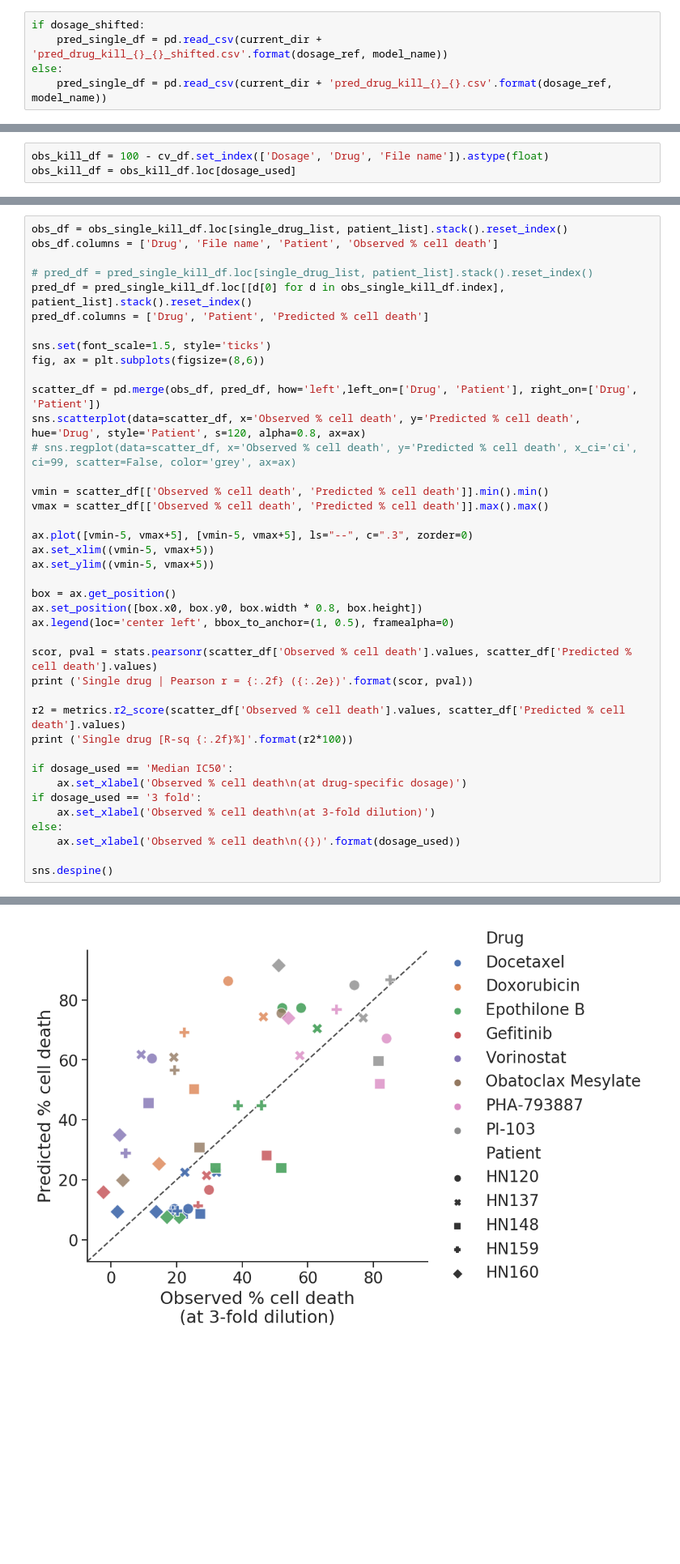
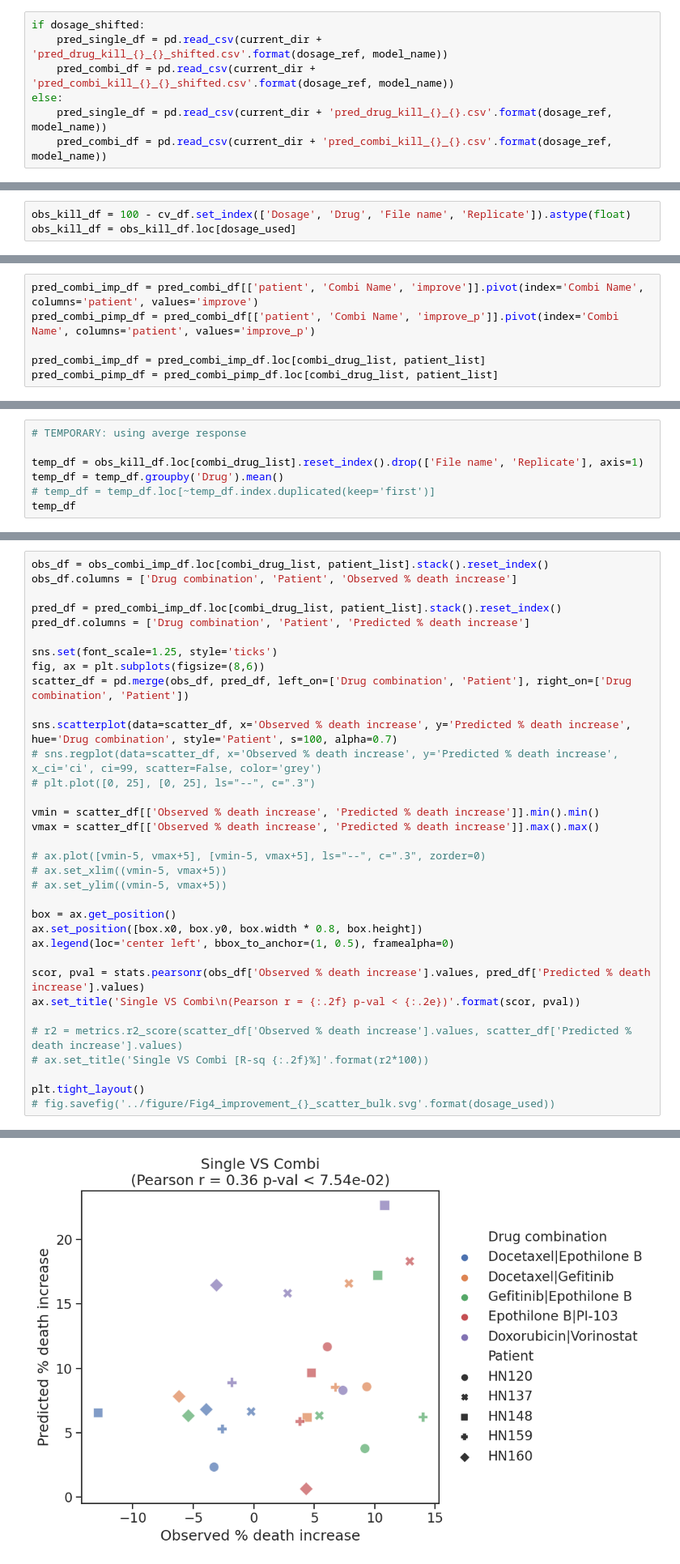
Before and after one commit to CSB5/CaDRReS-Sc, a Jupyter notebook: script/D02-5_experimental_validation_bulk.ipynb, the cells around one changed output, grey strips where cells are left out. Shown at 81% size. Drawn from its saved outputs; the diff is of its cells as text; blank space fills up the shorter version.

```diff
--- a/script/D02-5_experimental_validation_bulk.ipynb
+++ b/script/D02-5_experimental_validation_bulk.ipynb
@@ -48,8 +48,10 @@ current_dir = '../result/HN_model/patient_TPM/'
 # %%
 if dosage_shifted:
     pred_single_df = pd.read_csv(current_dir + 'pred_drug_kill_{}_{}_shifted.csv'.format(dosage_ref, model_name))
+    pred_combi_df = pd.read_csv(current_dir + 'pred_combi_kill_{}_{}_shifted.csv'.format(dosage_ref, model_name))
 else:
     pred_single_df = pd.read_csv(current_dir + 'pred_drug_kill_{}_{}.csv'.format(dosage_ref, model_name))
+    pred_combi_df = pd.read_csv(current_dir + 'pred_combi_kill_{}_{}.csv'.format(dosage_ref, model_name))
 # %% [markdown]
 Read experimental data
 # %%
@@ -150,7 +150,7 @@ dosage_df = dosage_df.loc[single_drug_id_list]
 # %% [markdown]
 ##### Preprocess predicted and observed
 # %%
-obs_kill_df = 100 - cv_df.set_index(['Dosage', 'Drug', 'File name']).astype(float)
+obs_kill_df = 100 - cv_df.set_index(['Dosage', 'Drug', 'File name', 'Replicate']).astype(float)
 obs_kill_df = obs_kill_df.loc[dosage_used]
 # %%
 obs_kill_df.head(10)
@@ -202,0 +378,6 @@ combi_marker_dict = dict(zip(combi_drug_list, ['p', '*', 'P', 'X', 'h']))
+# %%
+pred_combi_imp_df = pred_combi_df[['patient', 'Combi Name', 'improve']].pivot(index='Combi Name', columns='patient', values='improve')
+pred_combi_pimp_df = pred_combi_df[['patient', 'Combi Name', 'improve_p']].pivot(index='Combi Name', columns='patient', values='improve_p')
+
+pred_combi_imp_df = pred_combi_imp_df.loc[combi_drug_list, patient_list]
+pred_combi_pimp_df = pred_combi_pimp_df.loc[combi_drug_list, patient_list]
@@ -202,0 +394,7 @@ combi_marker_dict = dict(zip(combi_drug_list, ['p', '*', 'P', 'X', 'h']))
+# %%
+# TEMPORARY: using averge response
+
+temp_df = obs_kill_df.loc[combi_drug_list].reset_index().drop(['File name', 'Replicate'], axis=1)
+temp_df = temp_df.groupby('Drug').mean()
+# temp_df = temp_df.loc[~temp_df.index.duplicated(keep='first')]
+temp_df
@@ -203,41 +437,35 @@ combi_marker_dict = dict(zip(combi_drug_list, ['p', '*', 'P', 'X', 'h']))
 # %%
-obs_df = obs_single_kill_df.loc[single_drug_list, patient_list].stack().reset_index()
-obs_df.columns = ['Drug', 'File name', 'Patient', 'Observed % cell death']
+obs_df = obs_combi_imp_df.loc[combi_drug_list, patient_list].stack().reset_index()
+obs_df.columns = ['Drug combination', 'Patient', 'Observed % death increase']
 
-# pred_df = pred_single_kill_df.loc[single_drug_list, patient_list].stack().reset_index()
-pred_df = pred_single_kill_df.loc[[d[0] for d in obs_single_kill_df.index], patient_list].stack().reset_index()
-pred_df.columns = ['Drug', 'Patient', 'Predicted % cell death']
+pred_df = pred_combi_imp_df.loc[combi_drug_list, patient_list].stack().reset_index()
+pred_df.columns = ['Drug combination', 'Patient', 'Predicted % death increase']
 
-sns.set(font_scale=1.5, style='ticks')
+sns.set(font_scale=1.25, style='ticks')
 fig, ax = plt.subplots(figsize=(8,6))
+scatter_df = pd.merge(obs_df, pred_df, left_on=['Drug combination', 'Patient'], right_on=['Drug combination', 'Patient'])
 
-scatter_df = pd.merge(obs_df, pred_df, how='left',left_on=['Drug', 'Patient'], right_on=['Drug', 'Patient'])
-sns.scatterplot(data=scatter_df, x='Observed % cell death', y='Predicted % cell death', hue='Drug', style='Patient', s=120, alpha=0.8, ax=ax)
-# sns.regplot(data=scatter_df, x='Observed % cell death', y='Predicted % cell death', x_ci='ci', ci=99, scatter=False, color='grey', ax=ax)
+sns.scatterplot(data=scatter_df, x='Observed % death increase', y='Predicted % death increase', hue='Drug combination', style='Patient', s=100, alpha=0.7)
+# sns.regplot(data=scatter_df, x='Observed % death increase', y='Predicted % death increase', x_ci='ci', ci=99, scatter=False, color='grey')
+# plt.plot([0, 25], [0, 25], ls="--", c=".3")
 
-vmin = scatter_df[['Observed % cell death', 'Predicted % cell death']].min().min()
-vmax = scatter_df[['Observed % cell death', 'Predicted % cell death']].max().max()
+vmin = scatter_df[['Observed % death increase', 'Predicted % death increase']].min().min()
+vmax = scatter_df[['Observed % death increase', 'Predicted % death increase']].max().max()
 
-ax.plot([vmin-5, vmax+5], [vmin-5, vmax+5], ls="--", c=".3", zorder=0)
-ax.set_xlim((vmin-5, vmax+5))
-ax.set_ylim((vmin-5, vmax+5))
+# ax.plot([vmin-5, vmax+5], [vmin-5, vmax+5], ls="--", c=".3", zorder=0)
+# ax.set_xlim((vmin-5, vmax+5))
+# ax.set_ylim((vmin-5, vmax+5))
 
 box = ax.get_position()
 ax.set_position([box.x0, box.y0, box.width * 0.8, box.height])
 ax.legend(loc='center left', bbox_to_anchor=(1, 0.5), framealpha=0)
 
-scor, pval = stats.pearsonr(scatter_df['Observed % cell death'].values, scatter_df['Predicted % cell death'].values)
-print ('Single drug | Pearson r = {:.2f} ({:.2e})'.format(scor, pval))
+scor, pval = stats.pearsonr(obs_df['Observed % death increase'].values, pred_df['Predicted % death increase'].values)
+ax.set_title('Single VS Combi\n(Pearson r = {:.2f} p-val < {:.2e})'.format(scor, pval))
 
-r2 = metrics.r2_score(scatter_df['Observed % cell death'].values, scatter_df['Predicted % cell death'].values)
-print ('Single drug [R-sq {:.2f}%]'.format(r2*100))
+# r2 = metrics.r2_score(scatter_df['Observed % death increase'].values, scatter_df['Predicted % death increase'].values)
+# ax.set_title('Single VS Combi [R-sq {:.2f}%]'.format(r2*100))
 
-if dosage_used == 'Median IC50':
-    ax.set_xlabel('Observed % cell death\n(at drug-specific dosage)')
-if dosage_used == '3 fold':
-    ax.set_xlabel('Observed % cell death\n(at 3-fold dilution)')
-else:
-    ax.set_xlabel('Observed % cell death\n({})'.format(dosage_used))
-
-sns.despine()
+plt.tight_layout()
+# fig.savefig('../figure/Fig4_improvement_{}_scatter_bulk.svg'.format(dosage_used))
 # %% [output]
@@ -246 +472 @@ Single drug [R-sq 14.64%]
-[figure, old version]
+[figure, new version]
```
Also changed, not shown: parts of 27 cells of this notebook, 16 other files.
